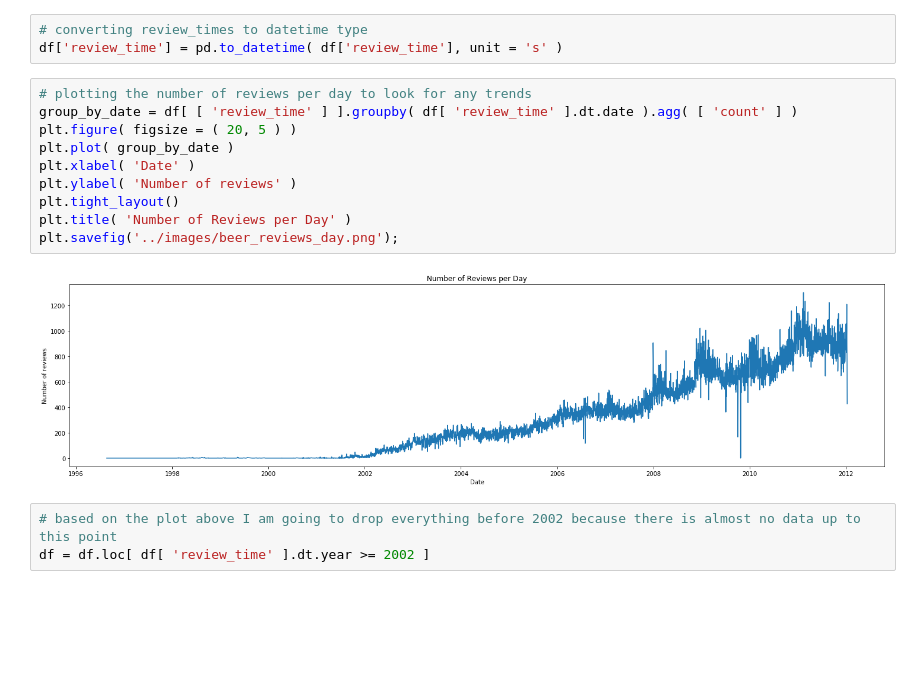
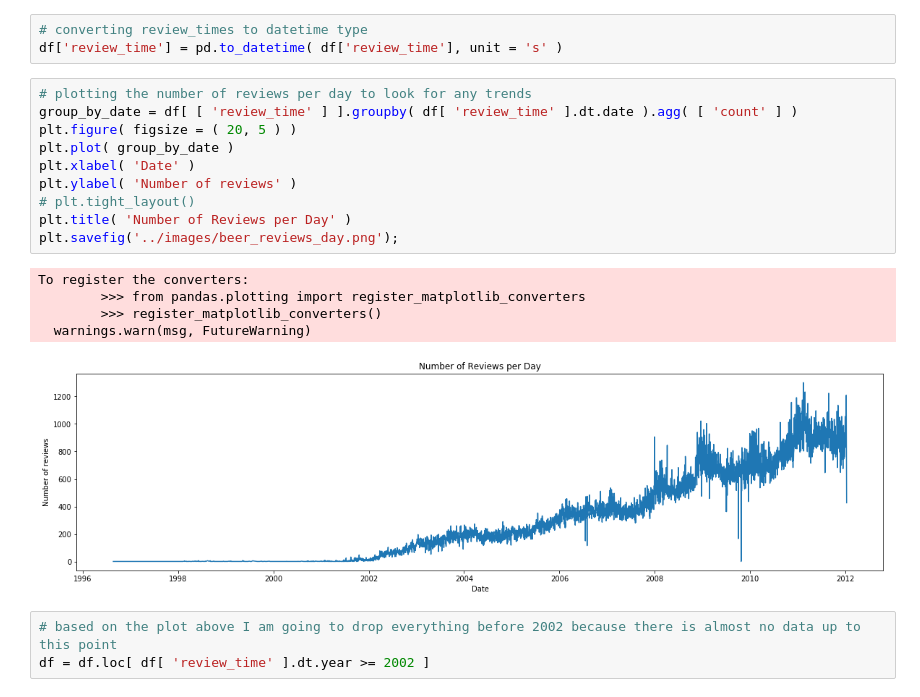
Before and after one commit to rwstewart0302/beer_recommender, a Jupyter notebook: eda/eda_beer_data.ipynb, the cells around one changed output. Saved outputs shown, nothing was run; the diff lists cells and outputs as text; blank space fills up the shorter version.

```diff
--- a/eda/eda_beer_data.ipynb
+++ b/eda/eda_beer_data.ipynb
@@ -26,15 +26,19 @@ df['review_time'] = pd.to_datetime( df['review_time'], unit = 's' )
 # %%
 # plotting the number of reviews per day to look for any trends
 group_by_date = df[ [ 'review_time' ] ].groupby( df[ 'review_time' ].dt.date ).agg( [ 'count' ] )
 plt.figure( figsize = ( 20, 5 ) )
 plt.plot( group_by_date )
 plt.xlabel( 'Date' )
 plt.ylabel( 'Number of reviews' )
-plt.tight_layout()
+# plt.tight_layout()
 plt.title( 'Number of Reviews per Day' )
 plt.savefig('../images/beer_reviews_day.png');
 # %% [output]
+To register the converters:
+        >>> from pandas.plotting import register_matplotlib_converters
+        >>> register_matplotlib_converters()
+  warnings.warn(msg, FutureWarning)
-[figure, old version]
+[figure, new version]
 # %%
 # based on the plot above I am going to drop everything before 2002 because there is almost no data up to this point
 df = df.loc[ df[ 'review_time' ].dt.year >= 2002 ]
```
Also changed, not shown: parts of 17 cells of this notebook, 10 other files.
